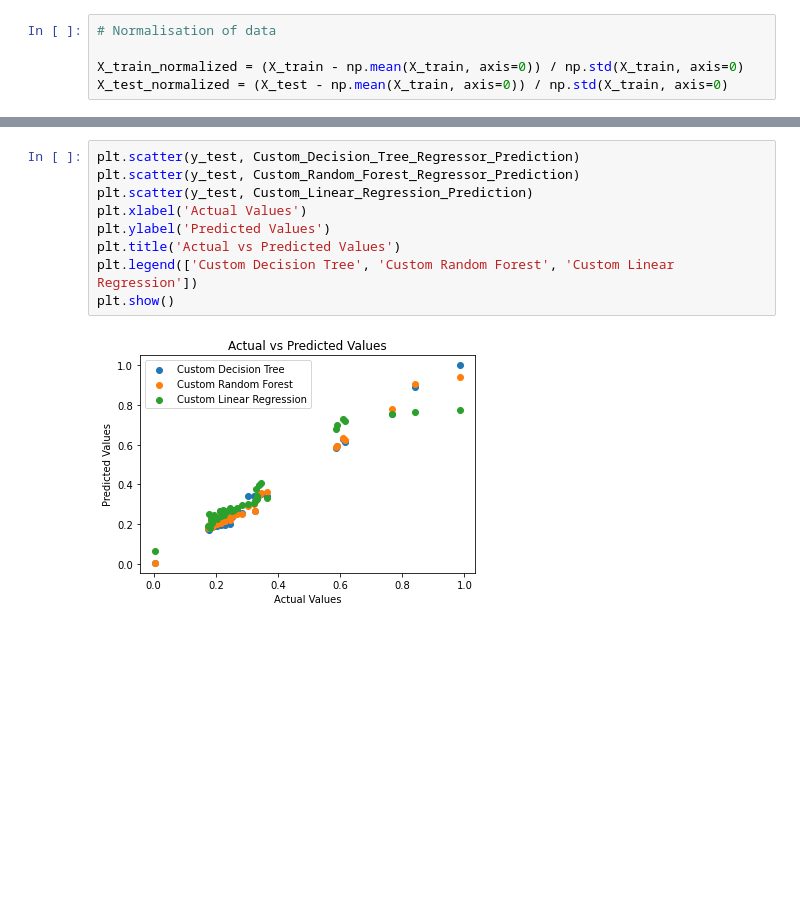
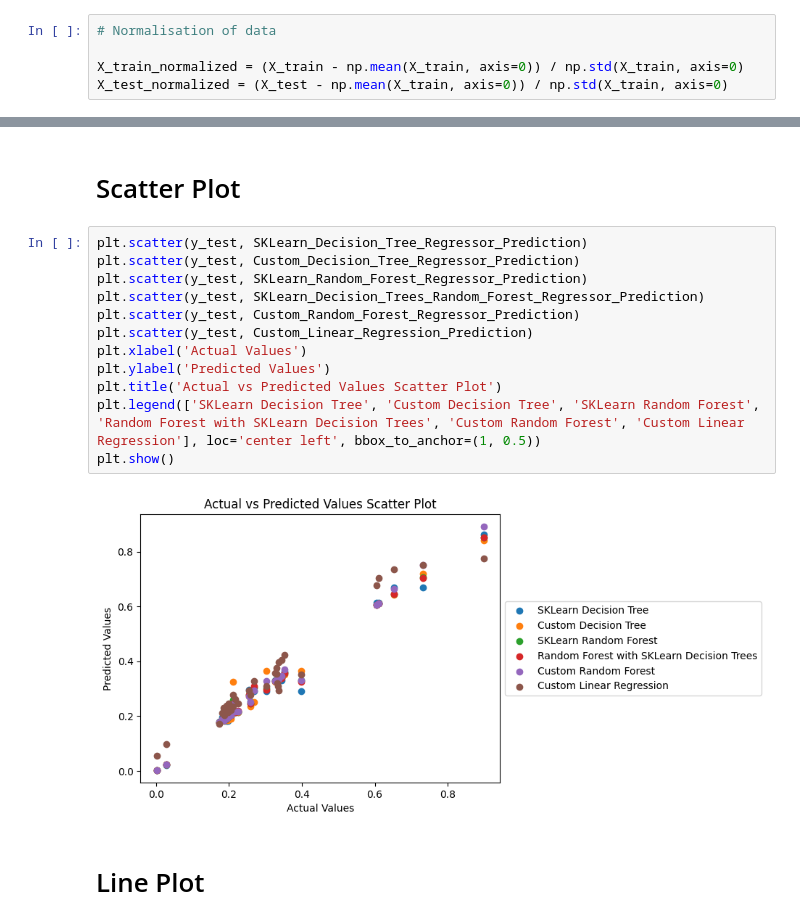
Before and after one commit to NathanPortelli/ICS5110-Applied-ML, a Jupyter notebook: main.ipynb, the cells around one changed output, grey strips where cells are left out. Drawn from its saved outputs; the diff is of its cells as text; blank space fills up the shorter version.

```diff
--- a/main.ipynb
+++ b/main.ipynb
@@ -266,12 +110,19 @@ Custom Linear Regression Predictions:
+# %% [markdown]
+# Scatter Plot
 # %%
+plt.scatter(y_test, SKLearn_Decision_Tree_Regressor_Prediction)
 plt.scatter(y_test, Custom_Decision_Tree_Regressor_Prediction)
+plt.scatter(y_test, SKLearn_Random_Forest_Regressor_Prediction)
+plt.scatter(y_test, SKLearn_Decision_Trees_Random_Forest_Regressor_Prediction)
 plt.scatter(y_test, Custom_Random_Forest_Regressor_Prediction)
 plt.scatter(y_test, Custom_Linear_Regression_Prediction)
 plt.xlabel('Actual Values')
 plt.ylabel('Predicted Values')
-plt.title('Actual vs Predicted Values')
-plt.legend(['Custom Decision Tree', 'Custom Random Forest', 'Custom Linear Regression'])
+plt.title('Actual vs Predicted Values Scatter Plot')
+plt.legend(['SKLearn Decision Tree', 'Custom Decision Tree', 'SKLearn Random Forest', 'Random Forest with SKLearn Decision Trees', 'Custom Random Forest', 'Custom Linear Regression'], loc='center left', bbox_to_anchor=(1, 0.5))
 plt.show()
 # %% [output]
-[figure, old version]
+[figure, new version]
+# %% [markdown]
+# Line Plot
 # %%
```
Also changed, not shown: parts of 14 cells of this notebook.
